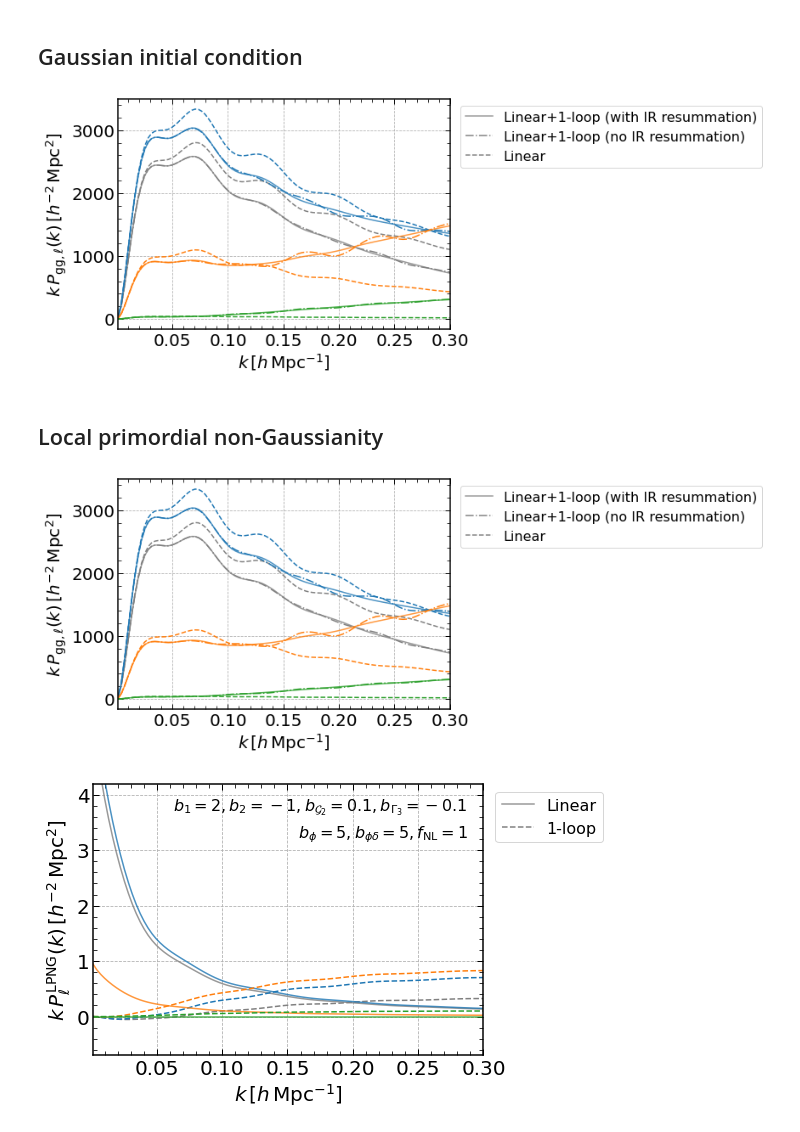
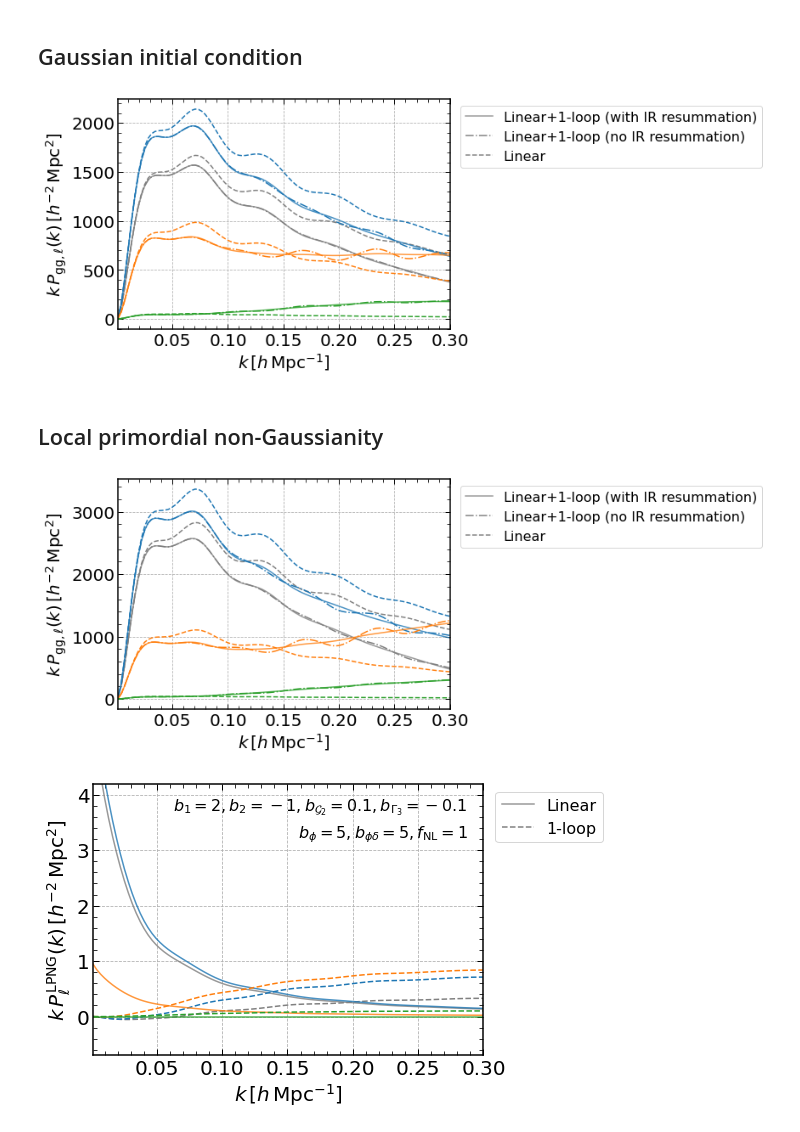
Before and after one commit to archaeo-pteryx/elf, a Jupyter notebook: example/power_1loop.ipynb, the cells around one changed output. Drawn from its saved outputs; the diff is of its cells as text; code cells hidden in the pictures.

```diff
--- a/example/power_1loop.ipynb
+++ b/example/power_1loop.ipynb
@@ -30,20 +29,23 @@ sys.path.append('..')
 # %%
 from power_1loop import PowerSpectrum1loop
 pt = PowerSpectrum1loop()
-# %%
-## set up PT matrices for FFTLog-based 1-loop calculation
-names = pt.name_pkmu_gg_terms['tot']
-pt.set_matrix(names)
-pt.compute_matrix(names)
 # %%
-## Running the Boltzamann code (CAMB)
+## Run the Boltzamann code (CAMB)
 cparam = np.array([0.02225,0.1198,0.6844,3.094,0.9645,-1.]) # Planck 2015
-redshift = 0
+redshift = 0.5
 pt.set_cosmology(cparam, redshift)
 # %%
-## Setting bias parameters
+## Set galaxy bias parameters
 bias = {'b1': 2, 'b2': -1, 'bG2': 0.1, 'bGamma3': -0.1}
-pt.set_bias(bias)
+pt.set_bias_params(bias)
+
+## Set EFT counterterm parameters
+ctr = {'c0':5, 'c2':15, 'c4':-5, 'cfog':100}
+pt.set_ctr_params(ctr)
+
+## Set stochasticity parameters
+stoch = {'P_shot':-1, 'a0':0, 'a2':0} # means no stochasticity
+pt.set_stoch_params(stoch1=stoch, ndens=3e-4, k_nl=0.45)
 # %%
 ## Output P(k,mu) as numpy array of shape (len(k), len(mu))
 k = np.linspace(1e-3,0.3,100)
@@ -52,39 +54,39 @@ pkmu = pt.get_pkmu_gg(k, mu, irres=True)
 # %%
 ## Plot P_ell(k)
 
 fig = plt.figure(figsize=(7,5))
 color = plt.rcParams['axes.prop_cycle'].by_key()['color']
 ax = fig.add_subplot()
 
 k = np.linspace(1e-3,0.3,100)
 
 # real space
-pk_tree = pt.get_pkmu_gg_lin(k,0)
-pk_noirres = pt.get_pkmu_gg(k, 0, irres=False)
-pk_irres = pt.get_pkmu_gg(k, 0, irres=True)
+pk_tree = pt.get_pk_gg_lin(k)
+pk_noirres = pt.get_pk_gg(k, irres=False)
+pk_irres = pt.get_pk_gg(k, irres=True)
 ax.plot(k, k * pk_irres, ls='-', c='gray', alpha=0.8, label=r'Linear+1-loop (with IR resummation)')
 ax.plot(k, k * pk_noirres, ls='-.', c='gray', label=r'Linear+1-loop (no IR resummation)')
 ax.plot(k, k * pk_tree, ls='--', c='gray', label=r'Linear')
 
 # redshift space multipoles
 for i, l in enumerate([0,2,4]):
-    pl_tree = pt.get_pl_gg_lin(l, k)
-    pl_noirres = pt.get_pl_gg(l, k, irres=False)
-    pl_irres = pt.get_pl_gg(l, k, irres=True)
+    pl_tree = pt.get_pk_ell_gg_lin(l, k)
+    pl_noirres = pt.get_pk_ell_gg(l, k, irres=False)
+    pl_irres = pt.get_pk_ell_gg(l, k, irres=True)
     ax.plot(k, k * pl_irres, ls='-', c=color[i], alpha=0.8,)
     ax.plot(k, k * pl_noirres, ls='-.', c=color[i])
     ax.plot(k, k * pl_tree, ls='--', c=color[i])
 
 axs = plt.gcf().get_axes()
 for ax in axs:
     plt.sca(ax)
     plt.xlabel(r'$k \, [h\,\mathrm{Mpc}^{-1}]$')
     plt.ylabel(r'$k \, P_{\mathrm{gg},\ell}(k)\,[h^{-2}\,\mathrm{Mpc}^2]$')
     plt.xlim(k.min(), k.max())
     plt.legend(fontsize=16, bbox_to_anchor=(1.01, 1.0), loc='upper left')
     plt.grid(linestyle='--')
 # %% [output]
-[figure, old version]
+[figure, new version]
 # %% [markdown]
 ## Local primordial non-Gaussianity
 # %%
@@ -123,18 +128,18 @@ ax = fig.add_subplot()
 k = np.linspace(1e-3,0.3,100)
 
 # real space
-pk_tree = pt.get_pkmu_gg_lin(k,0)
-pk_noirres = pt.get_pkmu_gg(k, 0, irres=False)
-pk_irres = pt.get_pkmu_gg(k, 0, irres=True)
+pk_tree = pt.get_pk_gg_lin(k)
+pk_noirres = pt.get_pk_gg(k, irres=False)
+pk_irres = pt.get_pk_gg(k, irres=True)
 ax.plot(k, k * pk_irres, ls='-', c='gray', alpha=0.8, label=r'Linear+1-loop (with IR resummation)')
 ax.plot(k, k * pk_noirres, ls='-.', c='gray', label=r'Linear+1-loop (no IR resummation)')
 ax.plot(k, k * pk_tree, ls='--', c='gray', label=r'Linear')
 
 # redshift space multipoles
 for i, l in enumerate([0,2,4]):
-    pl_tree = pt.get_pl_gg_lin(l, k)
-    pl_noirres = pt.get_pl_gg(l, k, irres=False)
-    pl_irres = pt.get_pl_gg(l, k, irres=True)
+    pl_tree = pt.get_pk_ell_gg_lin(l, k)
+    pl_noirres = pt.get_pk_ell_gg(l, k, irres=False)
+    pl_irres = pt.get_pk_ell_gg(l, k, irres=True)
     ax.plot(k, k * pl_irres, ls='-', c=color[i], alpha=0.8,)
     ax.plot(k, k * pl_noirres, ls='-.', c=color[i])
     ax.plot(k, k * pl_tree, ls='--', c=color[i])
@@ -148,5 +153,5 @@ for ax in axs:
     plt.legend(fontsize=16, bbox_to_anchor=(1.01, 1.0), loc='upper left')
     plt.grid(linestyle='--')
 # %% [output]
-[figure, old version]
+[figure, new version]
 # %%
```
Also changed, not shown: parts of 7 cells of this notebook, 2 other files.
